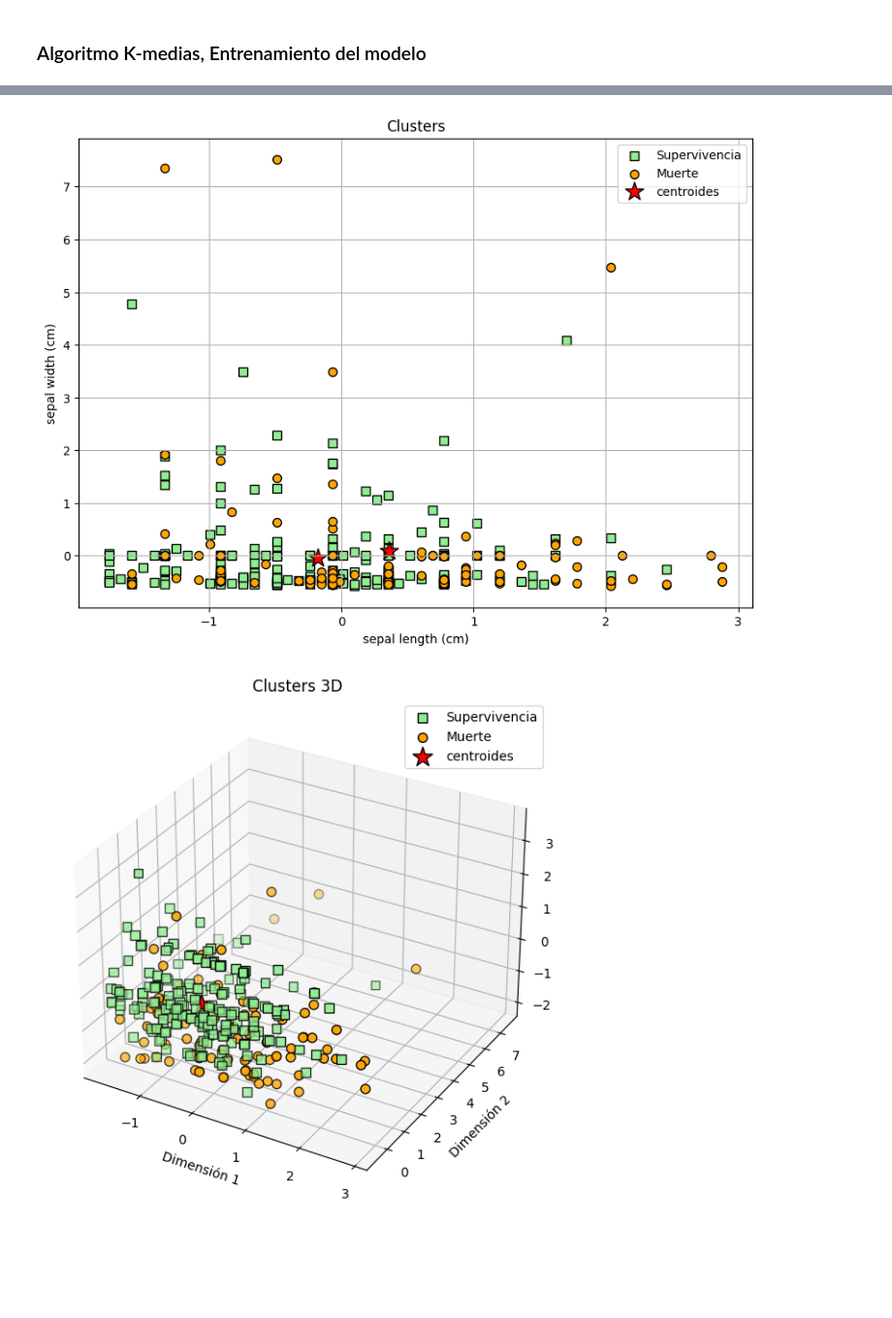
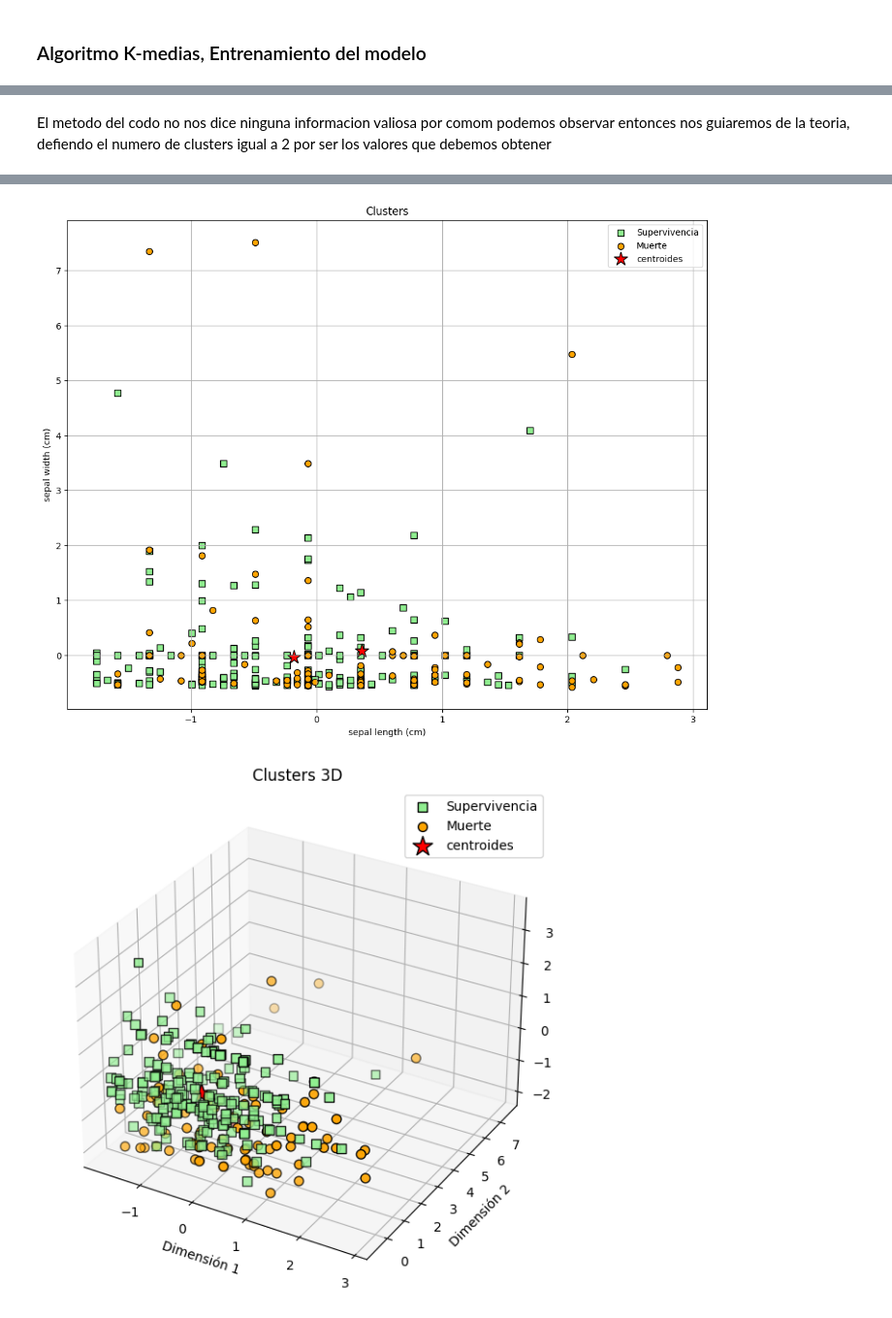
Before and after one commit to 2jcortesj2/Estadistica1, a Jupyter notebook: TrabajoFinal.ipynb, the cells around one changed output, grey strips where cells are left out. Shown: that part at 97% size. Cells and saved outputs as stored; diff of their text form; code cells hidden in the pictures; blank space fills up the shorter version.

```diff
--- a/TrabajoFinal.ipynb
+++ b/TrabajoFinal.ipynb
@@ -179,3 +181,5 @@ No artists with labels found to put in legend.  Note that artists whose label st
+# %% [markdown]
+El metodo del codo no nos dice ninguna informacion valiosa por comom podemos observar entonces nos guiaremos de la teoria, defiendo el numero de clusters igual a 2 por ser los valores que debemos obtener
 # %%
 # Por defecto usa la distancia euclidea
 km = KMeans(
@@ -202,41 +206,41 @@ array([1, 1, 1, 1, 1, 1, 1, 1, 1, 1, 1, 1, 1, 1, 0, 1, 1, 1, 1, 1, 0, 1,
        0, 0, 0, 0, 0, 0, 0, 0, 0, 0, 0, 0, 0])
 # %%
 #configuro el tamaño del grafico final
-plt.figure(figsize=(10,7))
+plt.figure(figsize=(13,10))
 
 columna_1 = 0
 columna_2 = 1
 
 #scatter del primer cluster
 plt.scatter(
     scaled_1[y_km == 0, columna_1], scaled_1[y_km == 0, columna_2], #0,0 hace una máscara de los datos que pertenecen al cluster 0 de la primera columna y 0,1 lo mismo pero para la segunda columna
     s=50, c='lightgreen',
     marker='s', edgecolor='black',
     label='Supervivencia'
 )
 #scatter del segundo cluster
 plt.scatter(
     scaled_1[y_km == 1, columna_1], scaled_1[y_km == 1, columna_2],
     s=50, c='orange',
     marker='o', edgecolor='black',
     label='Muerte'
 )
 
 #scatter del los centroides
 plt.scatter(
     km.cluster_centers_[:, columna_1], km.cluster_centers_[:, columna_2],
     s=250, marker='*',
     c='red', edgecolor='black',
     label='centroides'
 )
 plt.legend()
 plt.grid()
 plt.xlabel('sepal length (cm)')
 plt.ylabel('sepal width (cm)')
 plt.title('Clusters')
 plt.show()
 # %% [output]
-[figure, old version]
+[figure, new version]
 # %%
 from mpl_toolkits.mplot3d import Axes3D
 
```
Also changed, not shown: parts of 12 cells of this notebook.
